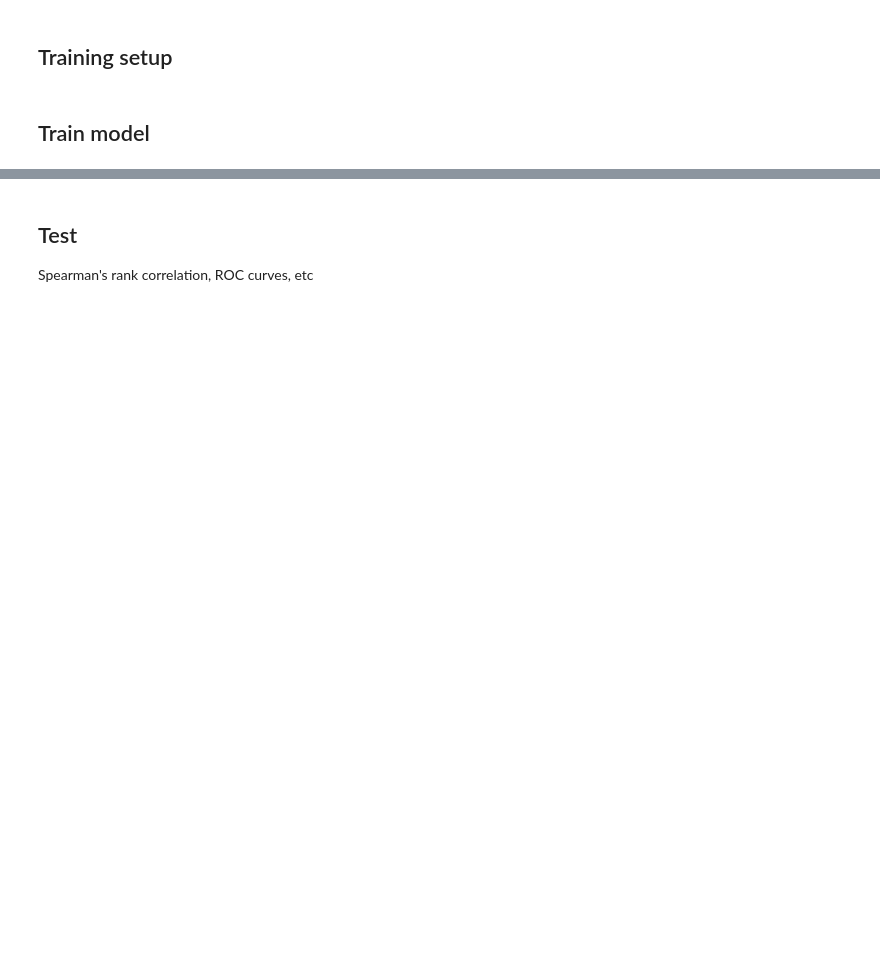
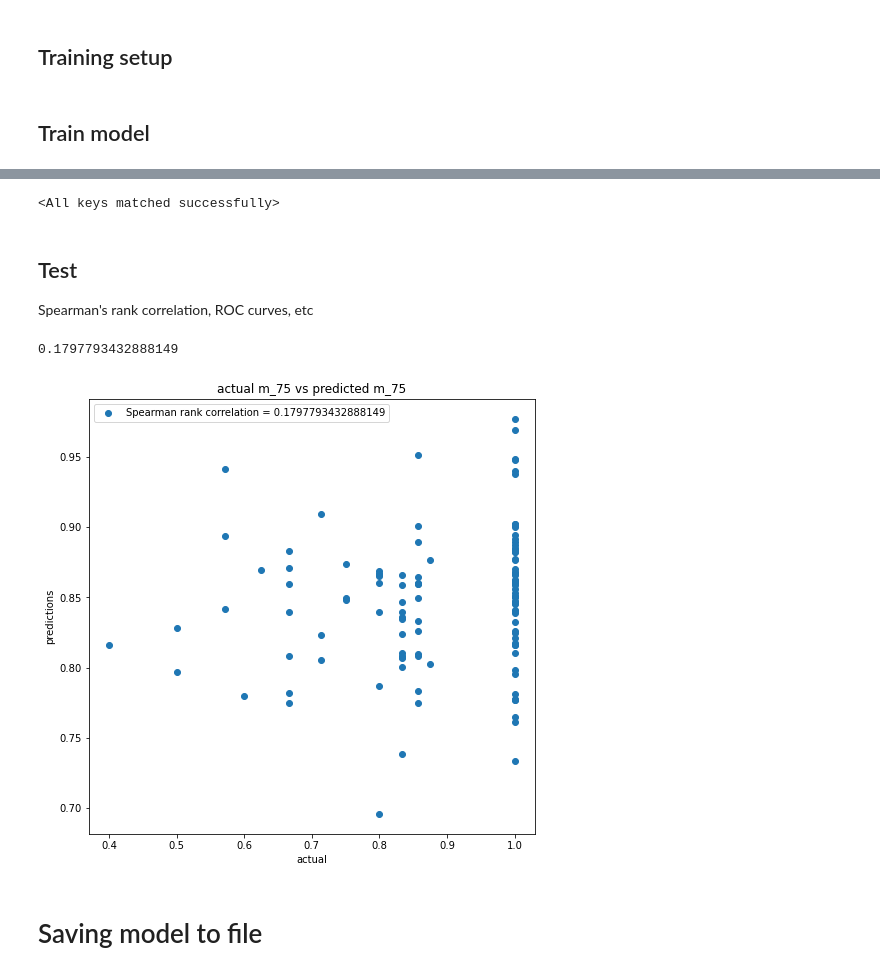
Before and after one commit to cooliotonyio/predicting-media-memorability, a Jupyter notebook: train.ipynb, the cells around one changed output, grey strips where cells are left out. Cells and saved outputs as stored; diff of their text form; code cells hidden in the pictures; blank space fills up the shorter version.

Commit message:
spearman rank

```diff
--- a/train.ipynb
+++ b/train.ipynb
@@ -142,5 +249,5 @@ model = model.double().to(device)
 # %%
-scheduler = torch.optim.lr_scheduler.StepLR(optimizer, step_size=3, gamma = 0.1)
+scheduler = torch.optim.lr_scheduler.StepLR(optimizer, step_size=3, gamma = 0.5)
 # %%
 dataloader_train = torch.utils.data.DataLoader(data_train, batch_size=batch_size, shuffle=True)
 dataloader_valid = torch.utils.data.DataLoader(data_valid, batch_size=1)
@@ -160,7 +267,6 @@ def train(model, dataloader_train, dataloader_valid, loss_fn, optimizer, schedul
             optimizer.zero_grad()
             with torch.set_grad_enabled(is_training):
                 outputs = model(features)
-                _, preds = torch.max(outputs, 1)
                 loss = loss_fn(outputs, targets)
                 if is_training:
                     loss.backward()
@@ -220,6 +326,36 @@ Best validation lost: 0.11523285561869924
 # %%
-best_model = model.load_state_dict(best_model_state_dict)
+best_model = model
+best_model = best_model.eval()
+best_model.load_state_dict(best_model_state_dict)
+# %% [output]
+<All keys matched successfully>
 # %% [markdown]
 ## Test
 
 Spearman's rank correlation, ROC curves, etc
+# %%
+predictions = []
+actuals = []
+for feature, actual in dataloader_valid:
+    with torch.set_grad_enabled(False):
+        feature = feature.to(device)
+        output = best_model(feature)
+        predictions.append(output.cpu().numpy()[0][0])
+        actuals.append(actual.cpu().numpy()[0][0])
+# %%
+spearman_rank, _ = stats.spearmanr(actuals, predictions)
+print(spearman_rank)
+# %% [output]
+0.1797793432888149
+# %%
+fig, ax = plt.subplots(1, figsize=(8,8))
+plt.scatter(actuals, predictions, label = f"Spearman rank correlation = {spearman_rank}")
+plt.title(f"actual {target} vs predicted {target}")
+plt.legend()
+plt.ylabel("predictions")
+plt.xlabel("actual")
+plt.show()
+# %% [output]
+[figure, added]
+# %% [markdown]
+# Saving model to file
```
Also changed, not shown: parts of 27 cells of this notebook, 1 other file.
